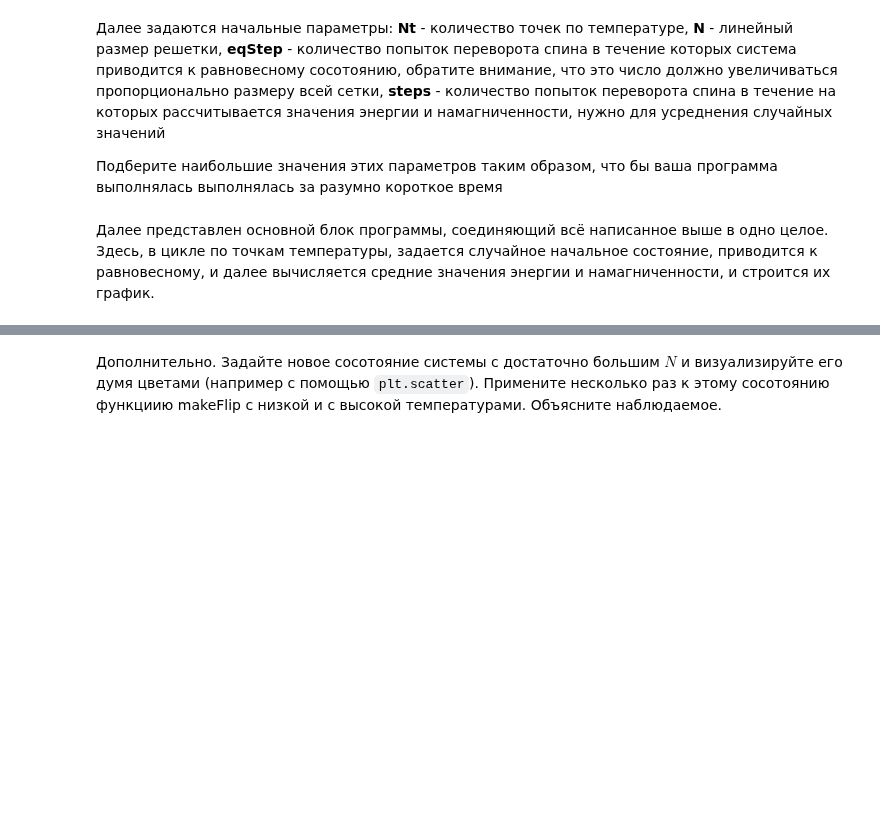
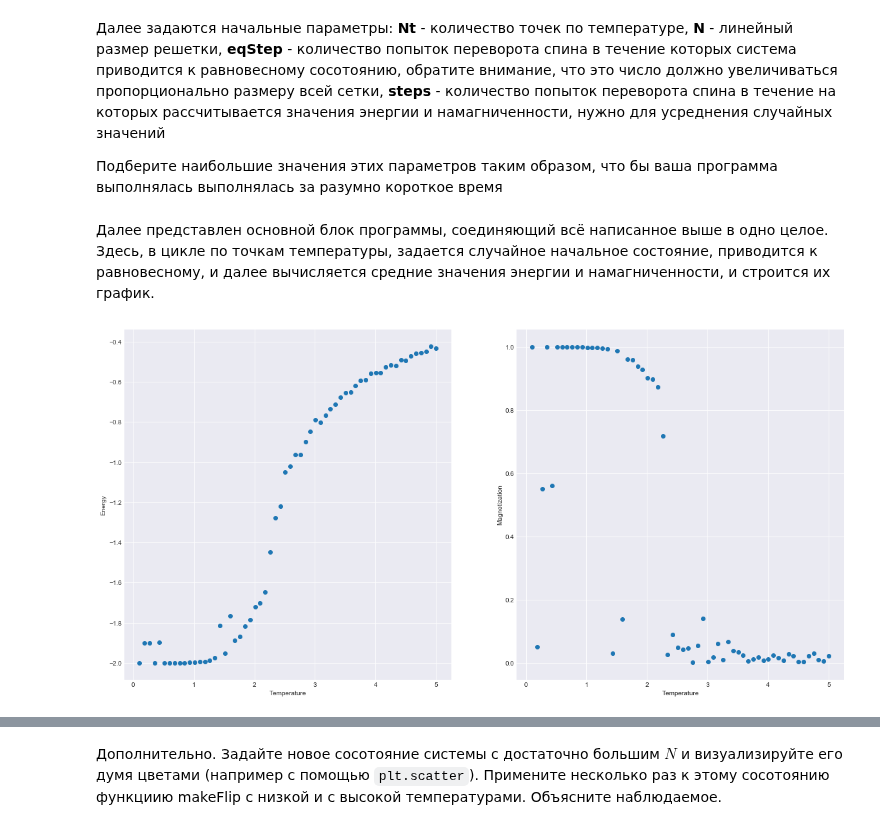
Before and after one commit to ev-br/CP2020, a Jupyter notebook: week_9_Monte-Carlo.ipynb, the cells around one changed output, grey strips where cells are left out. Drawn from its saved outputs; the diff is of its cells as text; code cells hidden in the pictures; blank space fills up the shorter version.

```diff
--- a/week_9_Monte-Carlo.ipynb
+++ b/week_9_Monte-Carlo.ipynb
@@ -213,6 +331,7 @@ def getMagnetization(state):
     Функция возвращает:
     M - float, значение намагниченности системы
     '''
+    M = state.sum()
     return M
 # %% [markdown]
 Далее задаются начальные параметры:
@@ -223,27 +342,27 @@ def getMagnetization(state):
 
 Подберите наибольшие значения этих параметров таким образом, что бы ваша программа выполнялась выполнялась за разумно короткое время
 # %%
-N       = 10         # размер решетки NxN
-Nt      = 10         # количество точек температуры
-eqSteps = 150        # количество раз выполнения makeFlip для установления равновесия
-steps   = 30         # количество раз выполнения makeFlip для усреднения энергии и намагниченности
+N       = 40         # размер решетки NxN
+Nt      = 60         # количество точек температуры
+eqSteps = 1000       # количество раз выполнения makeFlip для установления равновесия
+steps   = 50         # количество раз выполнения makeFlip для усреднения энергии и намагниченности
 
-T = np.linspace(0.5, 5, Nt);
+T = np.linspace(0.1, 5, Nt);
 E, M = np.zeros(Nt), np.zeros(Nt)
 # %% [markdown]
 Далее представлен основной блок программы, соединяющий всё написанное выше в одно целое. Здесь, в цикле по точкам температуры, задается случайное начальное состояние, приводится к равновесному, и далее вычисляется средние значения энергии и намагниченности, и строится их график.
 # %%
-for t in range(Nt):
-    print("Complete", t/Nt*100, '%\r', end='')
+for t in tqdm(range(Nt)):
 
     Esum = Msum = 0
     state = getInitialState(N)
+    state2 = state.copy()
 
     for i in range(eqSteps):         # установление статистического равновесия
-        makeFlip(T[t], state)
+        state = makeFlip(T[t], state)
 
     for i in range(steps):           # суммирование по разным состояниям близким к равновеснсому
-        makeFlip(T[t], state)
+        state = makeFlip(T[t], state)
         Esum += getEnergy(state)
         Msum += getMagnetization(state)
 
@@ -251,13 +370,21 @@ for t in range(Nt):
     M[t] = Msum / (steps * N * N)
 
 print("Done              \r", end='')
-
-_, ax = plt.subplots(1,2,figsize=(10, 5));
-
-ax[0].scatter(T, E)
-ax[0].set_xlabel("Temperature");
-ax[0].set_ylabel("Energy ");
-
-ax[1].scatter(T, abs(M), color = 'blue')
-ax[1].set_xlabel("Temperature");
-ax[1].set_ylabel("Magnetization ");
+# %%
+plt.figure(figsize=(20, 10))
+
+plt.subplot(1, 2, 1)
+plt.scatter(T, E)
+plt.xlabel('Temperature')
+plt.ylabel('Energy')
+plt.grid()
+
+plt.subplot(1, 2, 2)
+plt.scatter(T, abs(M))
+plt.xlabel('Temperature')
+plt.ylabel('Magnetization')
+plt.grid()
+
+plt.show()
+# %% [output]
+[figure, added]
```
Also changed, not shown: parts of 35 cells of this notebook, 4 other files.
